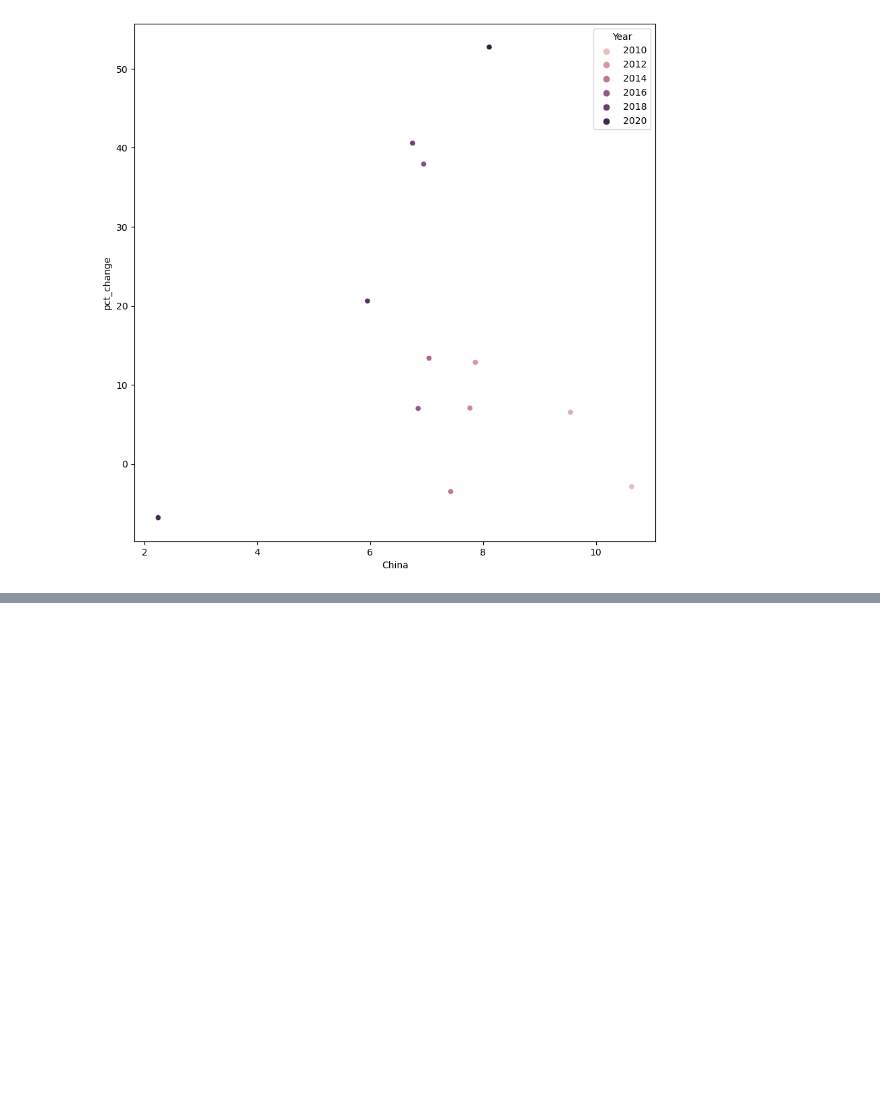
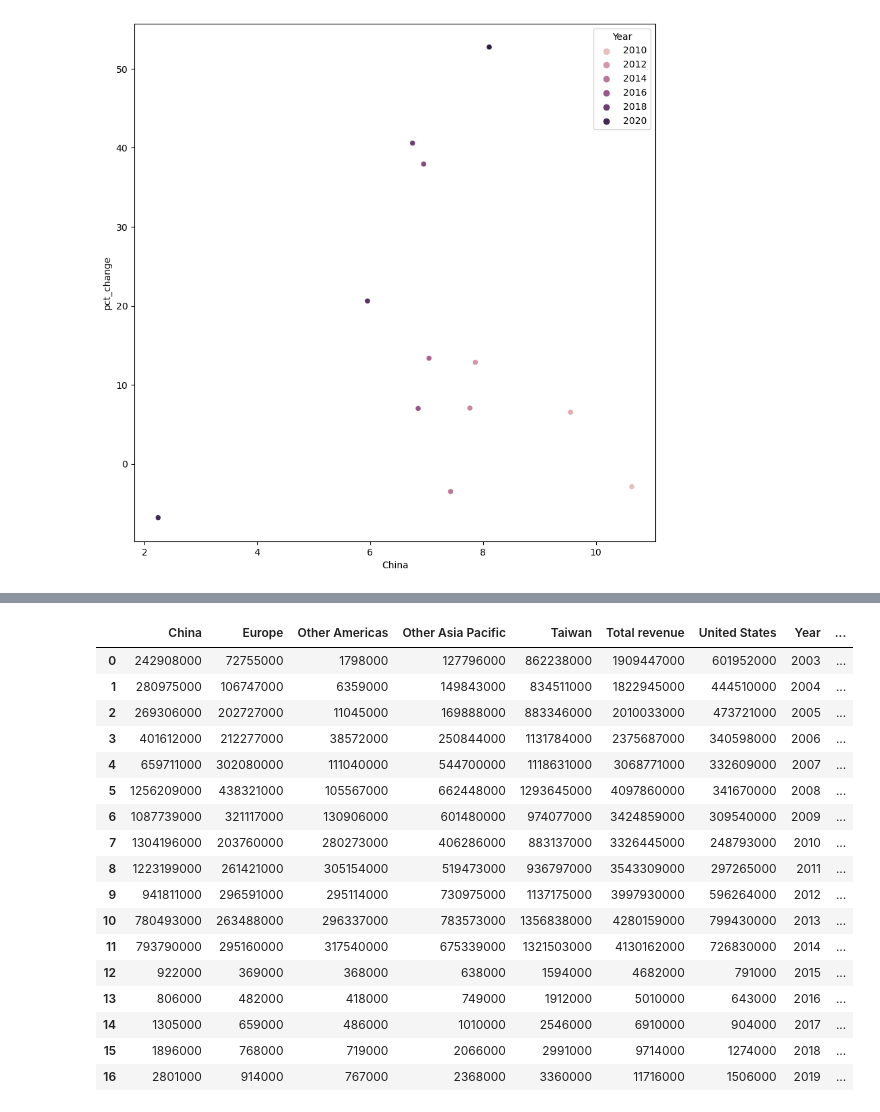
Before and after one commit to AimjGuytidy/Gwiza-analysis, a Jupyter notebook: Nvidia-case-study.ipynb, the cells around one changed output, grey strips where cells are left out. Saved outputs shown, nothing was run; the diff lists cells and outputs as text; code cells hidden in the pictures; blank space fills up the shorter version.

```diff
--- a/Nvidia-case-study.ipynb
+++ b/Nvidia-case-study.ipynb
@@ -664,0 +668,32 @@ kiki_2
+# %%
+from bs4 import BeautifulSoup
+import pandas as pd
+import requests
+import sys
+# Access page
+cik = '0001045810'
+type1 = '10-K'
+dateb = '20190127'
+base_url = "https://www.sec.gov/Archives/edgar/data/1045810/000104581019000023/nvda-2019x10k.htm"
+edgar_resp = requests.get(base_url.format(cik, type, dateb),headers={'User-Agent': 'Mozilla/5.0 (Macintosh; Intel Mac OS X 10_13_4) AppleWebKit/537.36 (KHTML, like Gecko) Chrome/108.0.5359.125 Safari/537.36'})
+edgar_str = edgar_resp.text
+soup = BeautifulSoup(edgar_str, 'html.parser')
+t = soup.findAll('table')
+trs = t[134].findAll('tr')
+list_rev = []
+for tr in trs:
+    if tr.text:
+        #print(list(tr.stripped_strings))
+        rev_list = [k.replace("\xa0"," ").replace("\n      "," ") for k in list(tr.stripped_strings)]
+        while "$" in rev_list:
+            rev_list.remove("$")
+        #print(rev_list)
+    list_rev.append(rev_list)
+#print(list_rev)
+nvidia_2019=pd.DataFrame({"Year":["{}".format(a_) for a_ in list_rev[3][1::2]],
+                          list_rev[6-1][0]:list_rev[6-1][1:],
+          list_rev[7-1][0]:list_rev[7-1][1:],list_rev[8-1][0]:list_rev[8-1][1:],
+          list_rev[9-1][0]:list_rev[9-1][1:],list_rev[10-1][0]:list_rev[10-1][1:],
+          list_rev[11-1][0]:list_rev[11-1][1:],list_rev[12-1][0]:list_rev[12-1][1:]})
+#nvidia_2019.columns = nvidia_2017.columns
+nvidia_2019
@@ -664,0 +705,3 @@ kiki_2
+# %%
+nvidia_2019.columns=nvidia_2017.columns
+nvidia_2019
@@ -664,0 +895,3 @@ kiki_2
+# %%
+nvidia_05_19=pd.concat([nvidia_2005,nvidia_2006,nvidia_2009,nvidia_2011,nvidia_2014,nvidia_2017,nvidia_2019],ignore_index=True)
+nvidia_05_19
@@ -664,0 +916,24 @@ kiki_2
+# %%
+nvidia_05_19=nvidia_05_19.drop_duplicates(ignore_index=True)
+nvidia_05_19=nvidia_05_19.sort_values(by=["Year"],ignore_index=True)
+# %%
+nvidia_05_19
+# %% [output]
+|  | China | Europe | Other Americas | Other Asia Pacific | Taiwan | Total revenue | United States | Year | ... |
+| 0 | 242908000 | 72755000 | 1798000 | 127796000 | 862238000 | 1909447000 | 601952000 | 2003 | ... |
+| 1 | 280975000 | 106747000 | 6359000 | 149843000 | 834511000 | 1822945000 | 444510000 | 2004 | ... |
+| 2 | 269306000 | 202727000 | 11045000 | 169888000 | 883346000 | 2010033000 | 473721000 | 2005 | ... |
+| 3 | 401612000 | 212277000 | 38572000 | 250844000 | 1131784000 | 2375687000 | 340598000 | 2006 | ... |
+| 4 | 659711000 | 302080000 | 111040000 | 544700000 | 1118631000 | 3068771000 | 332609000 | 2007 | ... |
+| 5 | 1256209000 | 438321000 | 105567000 | 662448000 | 1293645000 | 4097860000 | 341670000 | 2008 | ... |
+| 6 | 1087739000 | 321117000 | 130906000 | 601480000 | 974077000 | 3424859000 | 309540000 | 2009 | ... |
+| 7 | 1304196000 | 203760000 | 280273000 | 406286000 | 883137000 | 3326445000 | 248793000 | 2010 | ... |
+| 8 | 1223199000 | 261421000 | 305154000 | 519473000 | 936797000 | 3543309000 | 297265000 | 2011 | ... |
+| 9 | 941811000 | 296591000 | 295114000 | 730975000 | 1137175000 | 3997930000 | 596264000 | 2012 | ... |
+| 10 | 780493000 | 263488000 | 296337000 | 783573000 | 1356838000 | 4280159000 | 799430000 | 2013 | ... |
+| 11 | 793790000 | 295160000 | 317540000 | 675339000 | 1321503000 | 4130162000 | 726830000 | 2014 | ... |
+| 12 | 922000 | 369000 | 368000 | 638000 | 1594000 | 4682000 | 791000 | 2015 | ... |
+| 13 | 806000 | 482000 | 418000 | 749000 | 1912000 | 5010000 | 643000 | 2016 | ... |
+| 14 | 1305000 | 659000 | 486000 | 1010000 | 2546000 | 6910000 | 904000 | 2017 | ... |
+| 15 | 1896000 | 768000 | 719000 | 2066000 | 2991000 | 9714000 | 1274000 | 2018 | ... |
+| 16 | 2801000 | 914000 | 767000 | 2368000 | 3360000 | 11716000 | 1506000 | 2019 | ... |
```
Also changed, not shown: parts of 55 cells of this notebook.
